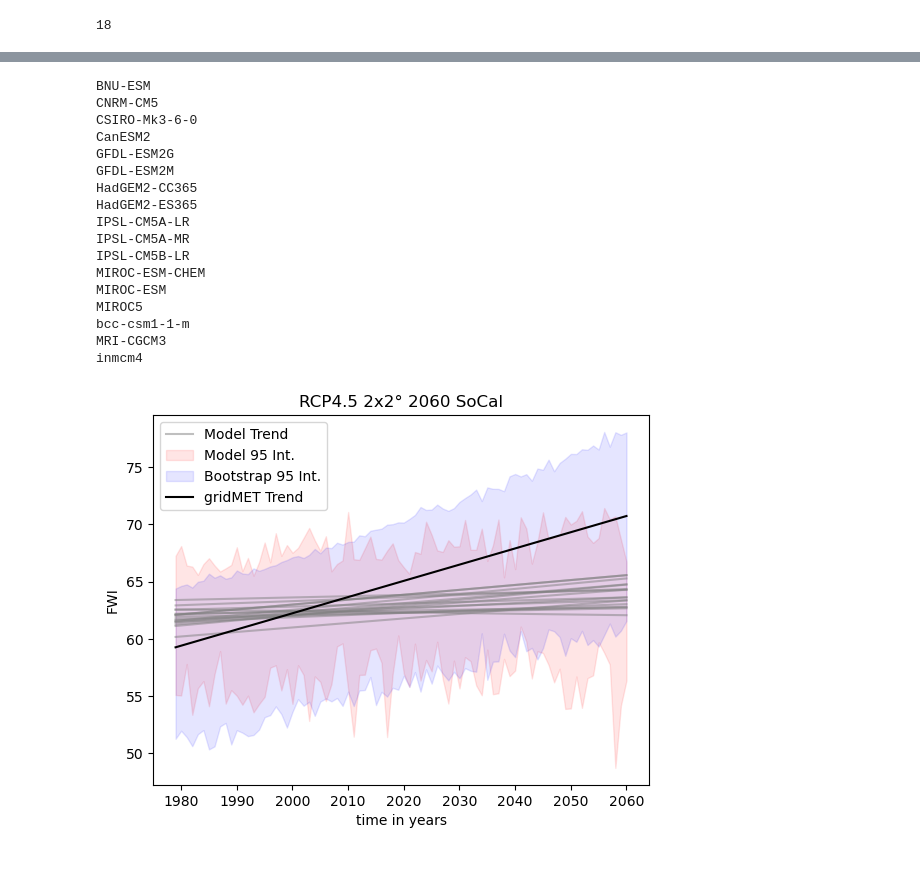
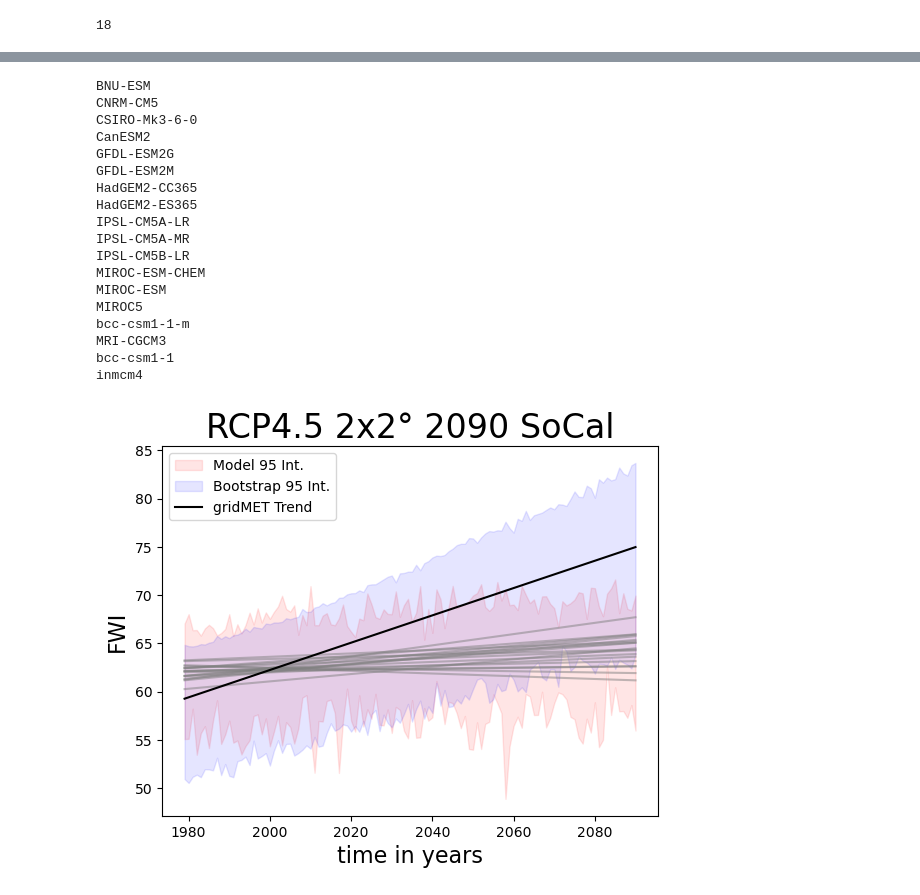
Before and after one commit to theo-avila/2024_FWI_CMIP5_Ensemble_Avila, a Jupyter notebook: notebooks/3_CMIP5_RCP45_timseries.ipynb, the cells around one changed output, grey strips where cells are left out. Drawn from its saved outputs; the diff is of its cells as text; code cells hidden in the pictures; blank space fills up the shorter version.

```diff
--- a/notebooks/3_CMIP5_RCP45_timseries.ipynb
+++ b/notebooks/3_CMIP5_RCP45_timseries.ipynb
@@ -32,6 +315,7 @@ len(models)
 filein = '/data/keeling/a/ctavila2/7_bootstrapping/gridmet_native_gridtmaxrhmin_oregon'
     # Save the dataset to a .nc file
 annual_mean = xr.open_dataset(filein)
+region = 'SoCal'
 lon_max = -116.5
 lon_min = -118.5
 lat_min = 34
@@ -54,7 +338,7 @@ residuals = spatial_aggregate.FWI - trendline_values
 standard_deviation_residuals = residuals.std(dim='year')
 
 values_array_for_plot_original = []
-length = np.linspace(1979, 2060, 82)
+length = np.linspace(1979, 2090, 112)
 for i in range(len(length)):
     values_array_for_plot_original.append((length[i]*poly_coeffs.sel(degree=1).FWI+poly_coeffs.sel(degree=0).FWI))
 for i in range(len(length)):
@@ -63,69 +347,59 @@ for i in range(len(length)):
 
 ###############################################################################################################################################
 x_values_scatter = np.linspace(1979, 2023, 44)
-x_values_trend = np.linspace(1979, 2060, 82)
+x_values_trend = np.linspace(1979, 2090, 112)
 
 model_array_for_confidence = []
-for model in models[:16]:
-    filein = "/data/keeling/a/ctavila2/7_bootstrapping/models_yearly_points/macav2metdata_fwi_" + model + "_r1i1p1_rcp4.5_tmaxrhmin_1979_2060_yearly_points_socal.nc"
+for model in models:
+    filein = f"/data/rsriver/a/ctavila2/FWI_cleaned/time_series/{region}_macav2metdata_fwi_{model}_r1i1p1_rcp4.5_tmaxrhmin_1979_2090_timeseries.nc"
     current_model = xr.open_dataset(filein)
     print(model)
-    current_model = current_model.sel(year=slice('1979', '2060'))
+    current_model = current_model.sel(year=slice('1979', '2090'))
     model_array_for_confidence.append(current_model.FWI.values)
     trend_coefficients = np.polyfit(range(len(current_model.FWI)), current_model.FWI, 1)
     # takes bootstrap trend projected values to 50 + initial length so to 2060
     trend = np.polyval(trend_coefficients, range(len(current_model.FWI)))
    # plt.plot(x_values_trend, current_model.FWI, alpha=.3, marker='o', ms=2, color='blue')
     plt.plot(current_model.year, trend, color='gray', alpha=.5)
-# this is confidence interval for the model data
-
-model = "inmcm4"
-current_model = xr.open_dataset(filein)
-print(model)
-current_model = current_model.sel(year=slice('1979', '2060'))
-model_array_for_confidence.append(current_model.FWI.values)
-trend_coefficients = np.polyfit(range(len(current_model.FWI)), current_model.FWI, 1)
-# takes bootstrap trend projected values to 50 + initial length so to 2060
-trend = np.polyval(trend_coefficients, range(len(current_model.FWI)))
-# plt.plot(x_values_trend, current_model.FWI, alpha=.3, marker='o', ms=2, color='blue')
-plt.plot(current_model.year, trend, color='gray', alpha=.5, label='Model Trend')
 
 
-top_bounds_percentile = np.percentile(model_array_for_confidence, 97.5, axis=0)
-btm_bounds_percentile = np.percentile(model_array_for_confidence, 2.5, axis=0)
+# this is confidence interval for the model data
+top_bounds_percentile = np.nanpercentile(model_array_for_confidence, 97.5, axis=0)
+btm_bounds_percentile = np.nanpercentile(model_array_for_confidence, 2.5, axis=0)
 
 plt.fill_between(x_values_trend, top_bounds_percentile, btm_bounds_percentile, label="Model 95 Int.", color='r', alpha=.1)
 
 # below is confidence interval for the observational data
-filein_confidence = '/data/keeling/a/ctavila2/7_bootstrapping/newbounds/confidence_interval_data_saved/Gridmet_SoCal_Confidence_Interval_95th'
+filein_confidence = f'/data/keeling/a/ctavila2/7_bootstrapping/newbounds/confidence_interval_data_saved/Gridmet_{region}_Confidence_Interval_95th'
 confidence_dataset = xr.open_dataset(filein_confidence)
 
 plt.fill_between(x_values_trend, confidence_dataset.top_bounds, confidence_dataset.btm_bounds, label="Bootstrap 95 Int.", color='b', alpha=.1)
 
 
 #plt.plot(x_values_scatter, spatial_aggregate.FWI, linestyle='-', marker='o', color='black',ms=3.5)
 plt.plot(x_values_trend, length, color='black', label='gridMET Trend')
 plt.legend(loc='upper left')
-plt.title('RCP4.5 2x2° 2060 SoCal')
-plt.xlabel('time in years')
-plt.ylabel('FWI')
-plt.savefig("/data/keeling/a/ctavila2/7_bootstrapping/final_plots/FIG 4 Confidence/RCP4.5__2060_SoCal_confidence_interval.png")
+plt.title(f'RCP4.5 2x2° 2090 {region}', fontsize=24)
+plt.xlabel('time in years', fontsize = 16)
+plt.ylabel('FWI', fontsize = 16)
+plt.savefig(f"/data/keeling/a/ctavila2/2024_FWI_CMIP5_Ensemble_Avila/final_figures/figure_3_socal_norcal_future_fwi_v2/RCP4.5_2060_{region}_confidence_interval.png")
 # %% [output]
 BNU-ESM
 CNRM-CM5
 CSIRO-Mk3-6-0
 CanESM2
 GFDL-ESM2G
 GFDL-ESM2M
 HadGEM2-CC365
 HadGEM2-ES365
 IPSL-CM5A-LR
 IPSL-CM5A-MR
 IPSL-CM5B-LR
 MIROC-ESM-CHEM
 MIROC-ESM
 MIROC5
 bcc-csm1-1-m
 MRI-CGCM3
+bcc-csm1-1
 inmcm4
-[figure, old version]
+[figure, new version]
```
Also changed, not shown: parts of 22 cells of this notebook, 29 other files.
